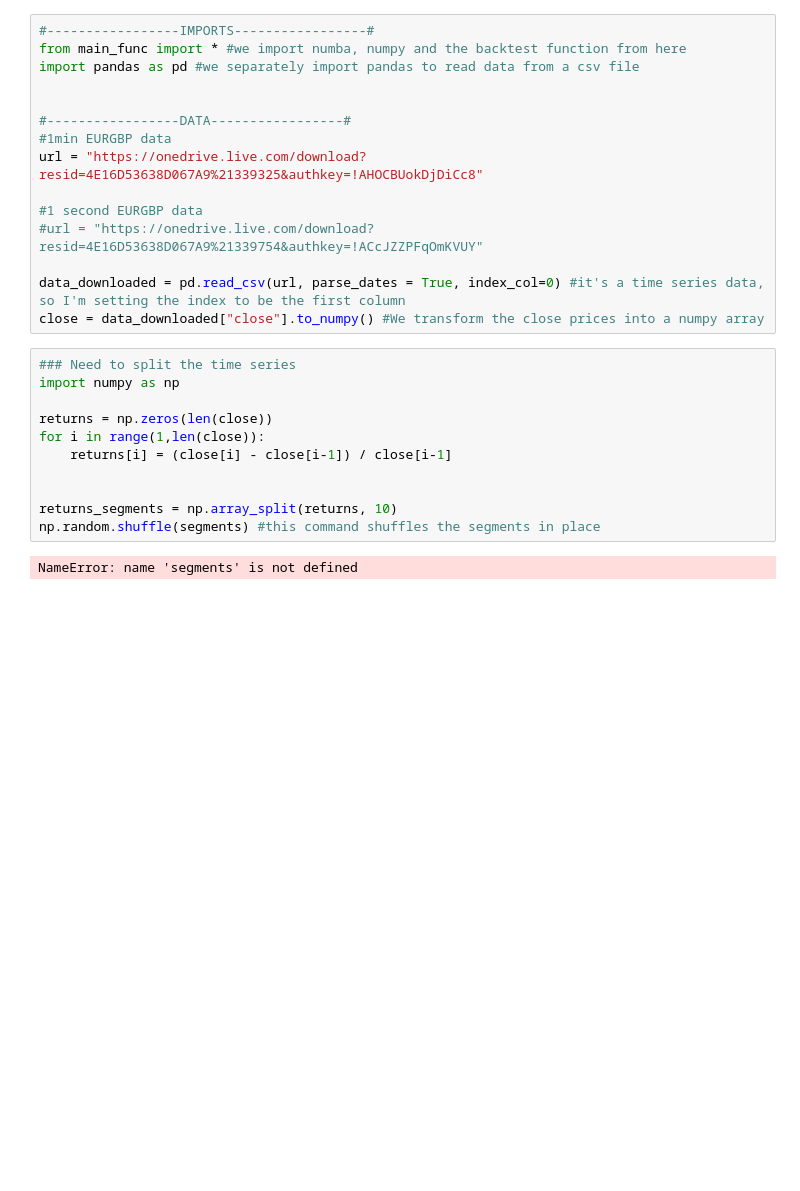
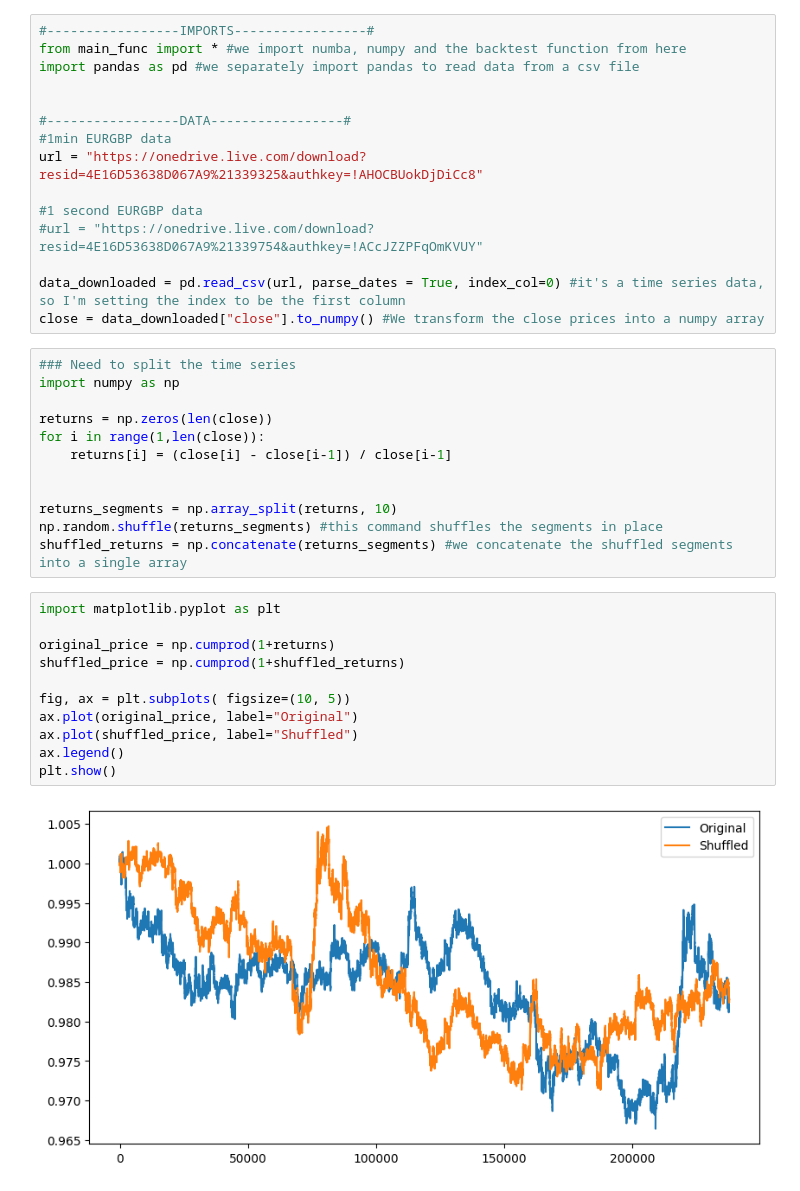
Before and after one commit to edoardoCame/PythonMiniTutorials, a Jupyter notebook: trading strategies/MyOwnBacktester/SIMULATIONS optimization BBs/block bootstrap.ipynb, the cells around one changed output. Drawn from its saved outputs; the diff is of its cells as text; blank space fills up the shorter version.

Commit message:
chore: Update name and add chart

```diff
--- a/trading strategies/MyOwnBacktester/SIMULATIONS optimization BBs/block bootstrap.ipynb
+++ b/trading strategies/MyOwnBacktester/SIMULATIONS optimization BBs/block bootstrap.ipynb
@@ -23,6 +23,18 @@ for i in range(1,len(close)):
 
 
 returns_segments = np.array_split(returns, 10)
-np.random.shuffle(segments) #this command shuffles the segments in place
+np.random.shuffle(returns_segments) #this command shuffles the segments in place
+shuffled_returns = np.concatenate(returns_segments) #we concatenate the shuffled segments into a single array
-# %% [output]
-NameError: name 'segments' is not defined
+# %%
+import matplotlib.pyplot as plt
+
+original_price = np.cumprod(1+returns)
+shuffled_price = np.cumprod(1+shuffled_returns)
+
+fig, ax = plt.subplots( figsize=(10, 5))
+ax.plot(original_price, label="Original")
+ax.plot(shuffled_price, label="Shuffled")
+ax.legend()
+plt.show()
+# %% [output]
+[figure, added]
```
